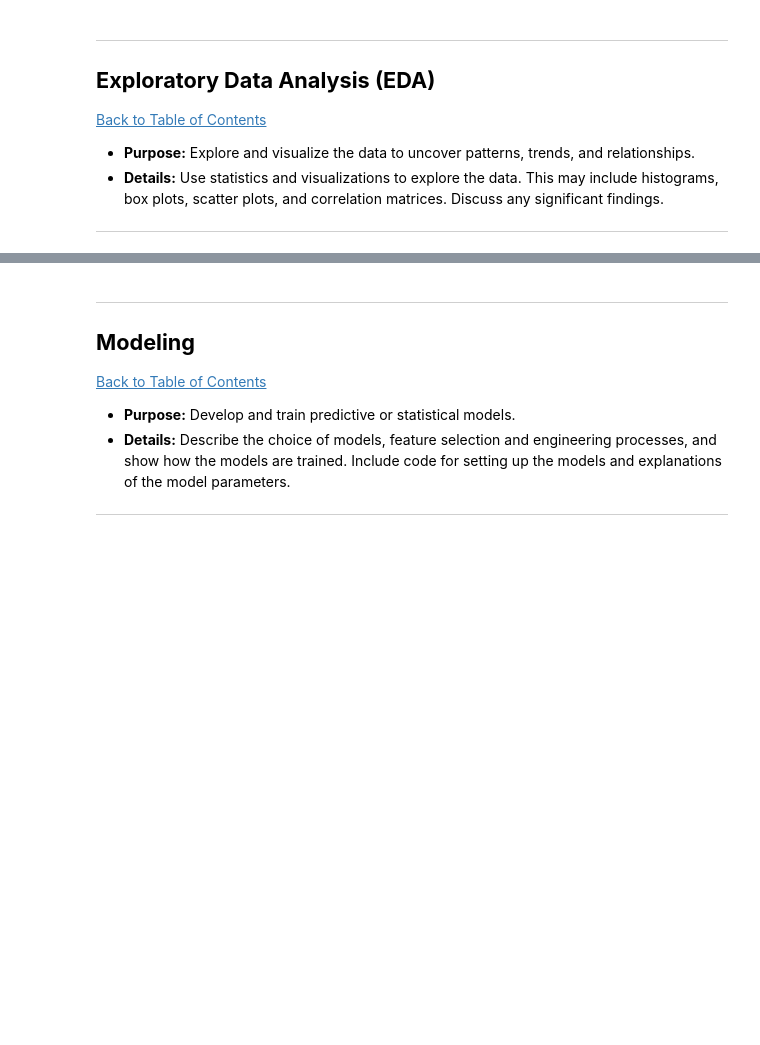
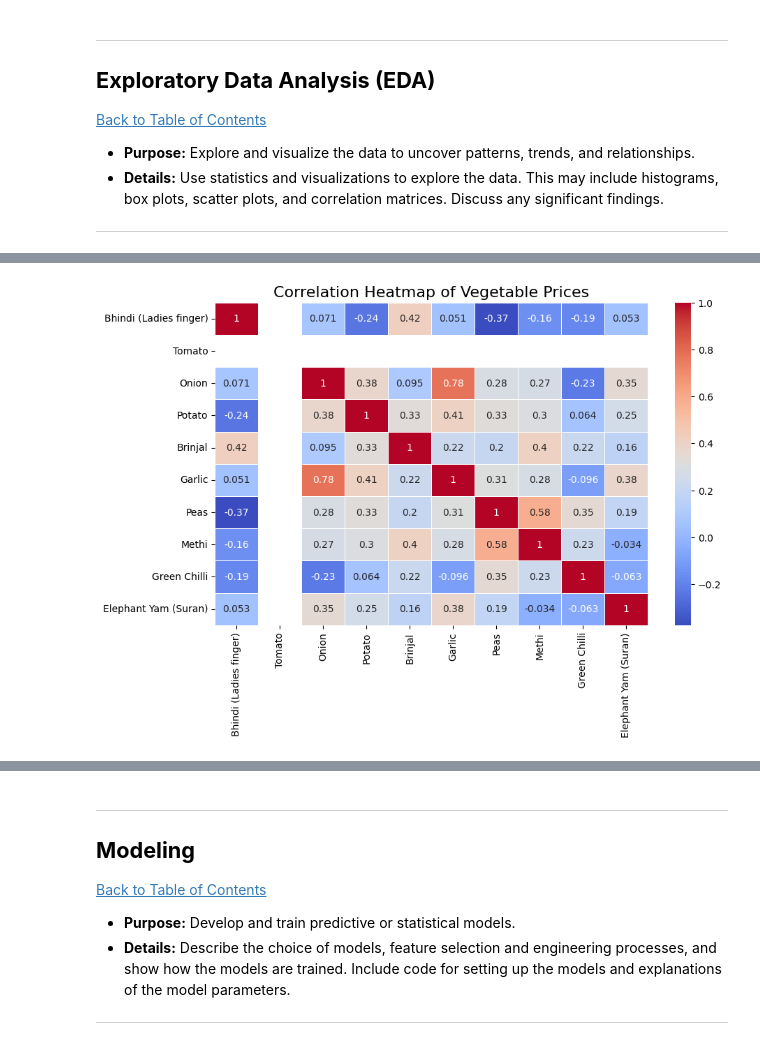
Before and after one commit to AkhonaNzama01/Vegetable-Price-Trends, a Jupyter notebook: QCTO---Workplace-Module-Notebook-Template-4571.ipynb, the cells around one changed output, grey strips where cells are left out. Saved outputs shown, nothing was run; the diff lists cells and outputs as text; code cells hidden in the pictures; blank space fills up the shorter version.

```diff
--- a/QCTO---Workplace-Module-Notebook-Template-4571.ipynb
+++ b/QCTO---Workplace-Module-Notebook-Template-4571.ipynb
@@ -228,0 +240,13 @@ dtype: object
+# %%
+#Please use code cells to code in and do not forget to comment your code.
+# Correlation matrix
+correlation_matrix = df[['Bhindi (Ladies finger)', 'Tomato', 'Onion', 'Potato', 'Brinjal',
+                         'Garlic', 'Peas', 'Methi', 'Green Chilli', 'Elephant Yam (Suran)']].corr()
+
+# Plot a heatmap to visualize the correlations
+plt.figure(figsize=(10, 6))
+sns.heatmap(correlation_matrix, annot=True, cmap='coolwarm', linewidths=0.5)
+plt.title('Correlation Heatmap of Vegetable Prices', fontsize=16)
+plt.show()
+# %% [output]
+[figure, added]
```
Also changed, not shown: parts of 3 cells of this notebook.
